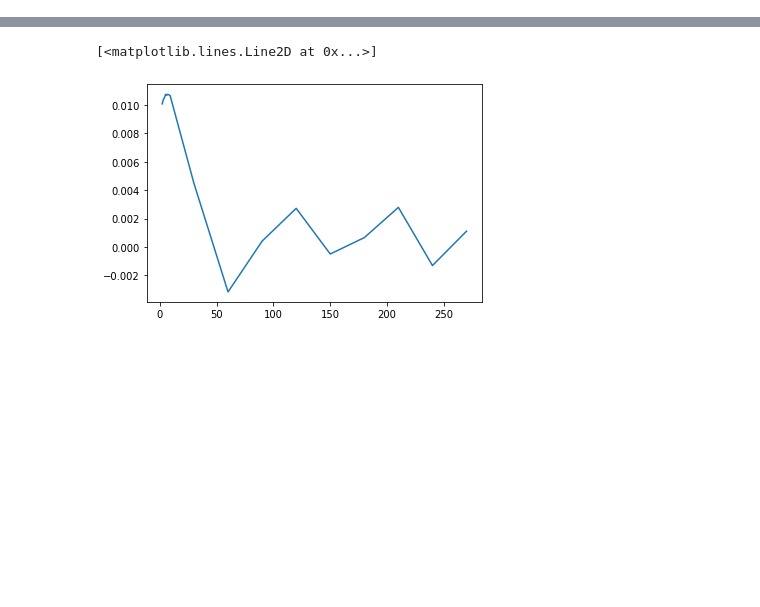
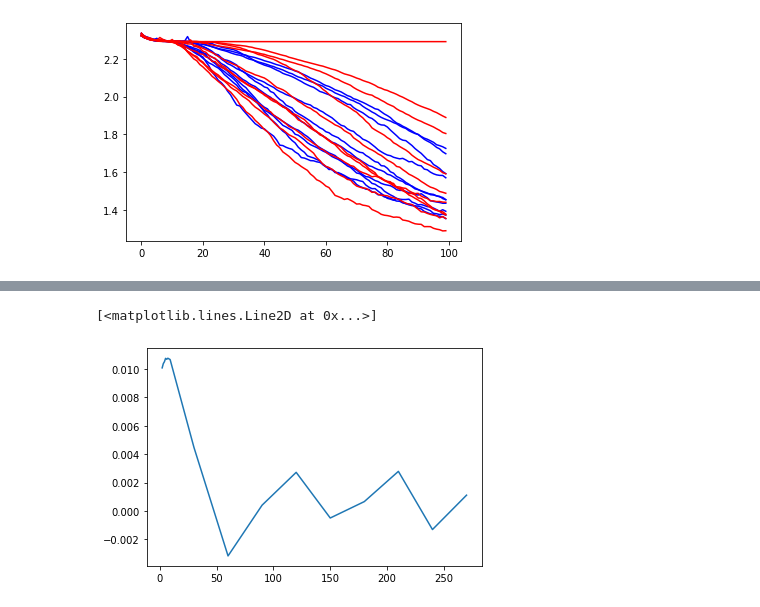
Before and after one commit to akarshkumar0101/evolved-neuroevolution, a Jupyter notebook: ne_experiment.ipynb, the cells around one changed output, grey strips where cells are left out. Cells and saved outputs as stored; diff of their text form; code cells hidden in the pictures; blank space fills up the shorter version.

```diff
--- a/ne_experiment.ipynb
+++ b/ne_experiment.ipynb
@@ -92,0 +140,14 @@ plt.plot(util.arr_dict2dict_arr(util.arr_dict_mean(np.array(ne_ae.fitdata_evol),
+# %%
+for f in fd.mean(axis=-1):
+    plt.plot(f['loss'], c='b')
+for f in fd2.mean(axis=-1):
+    plt.plot(f['loss'], c='r')
+
+# plt.errorbar(x=np.arange(100),
+#              y=fd.mean(axis=(0, 2))['loss'],
+#              yerr=fd.std(axis=(0, 2))['loss'])
+# plt.errorbar(x=np.arange(100),
+#              y=fd2.mean(axis=(0, 2))['loss'],
+#              yerr=fd2.std(axis=(0, 2))['loss'])
+# %% [output]
+[figure, added]
```
Also changed, not shown: parts of 10 cells of this notebook, 7 other files.
